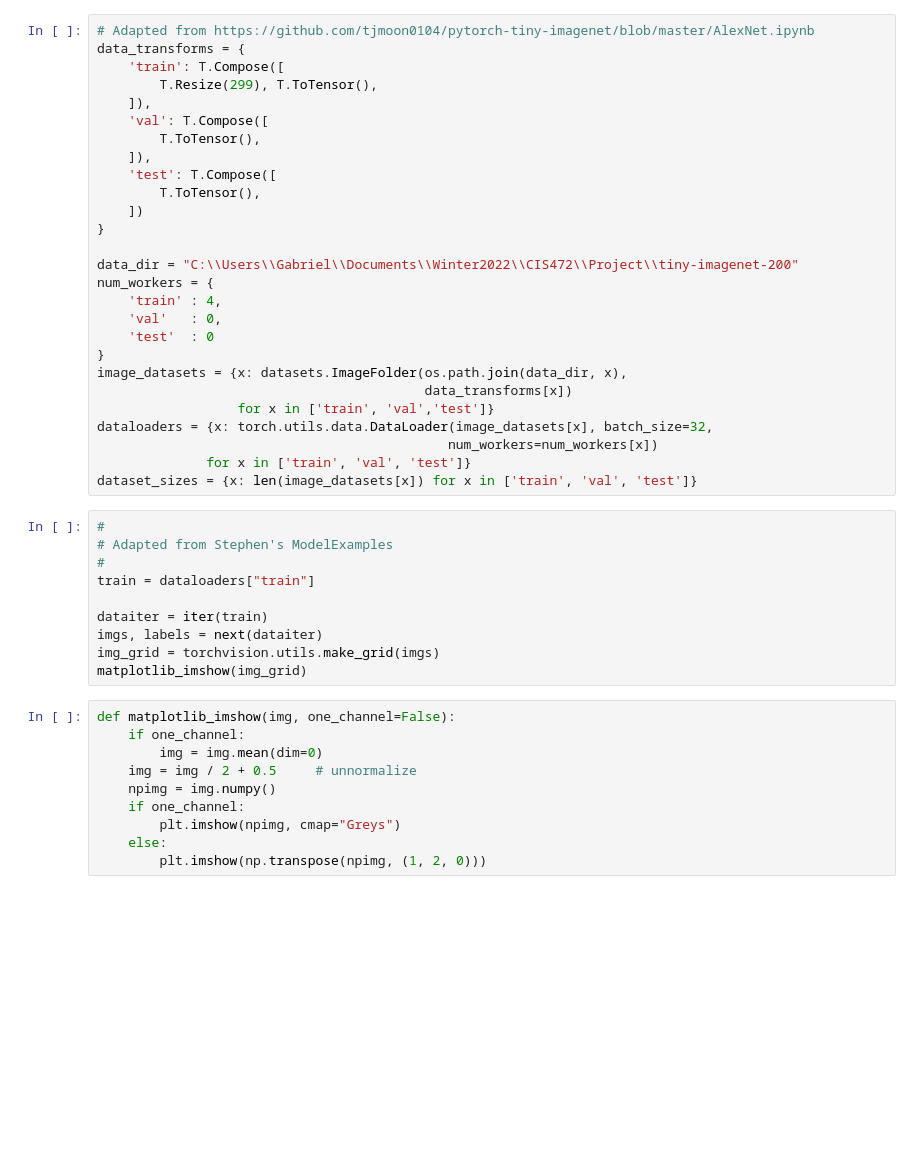
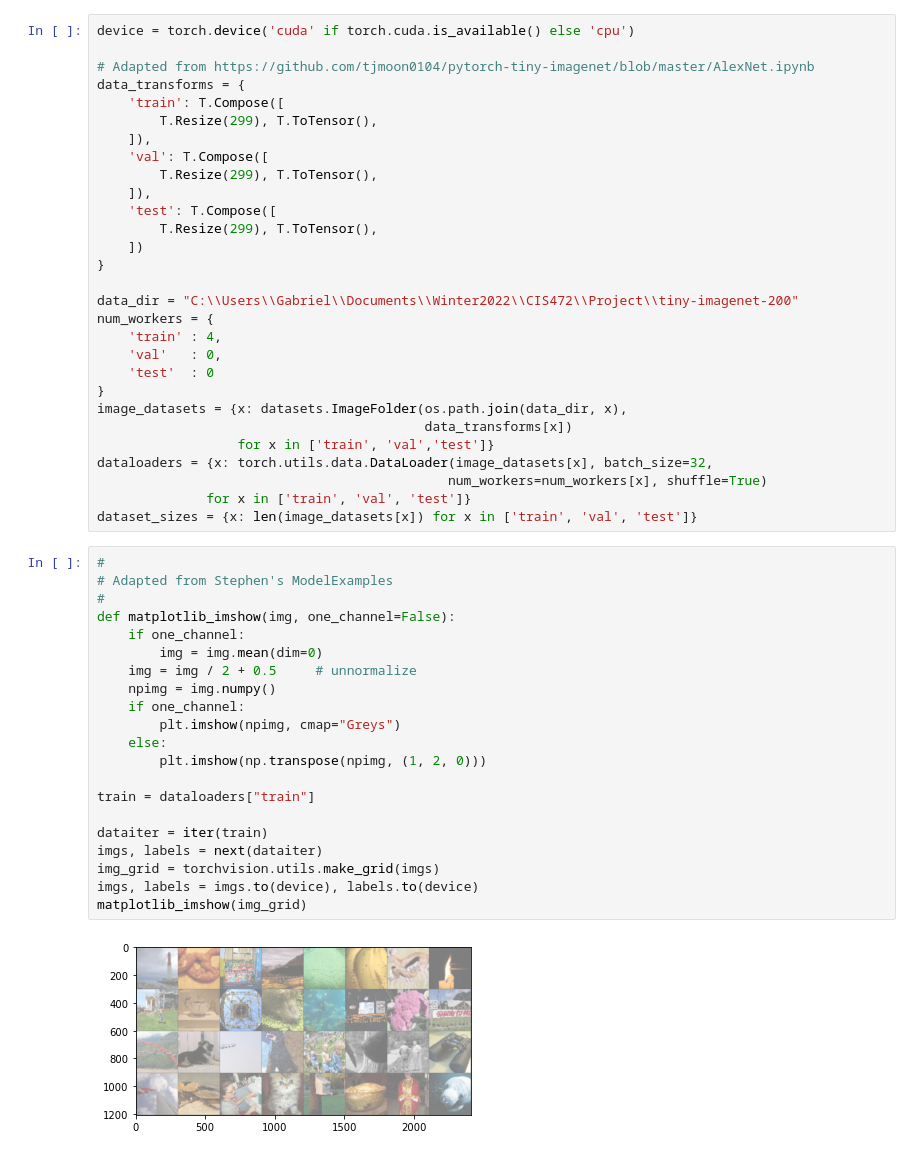
Before and after one commit to g-peery/stability-training, a Jupyter notebook: Model.ipynb, the cells around one changed output. Saved outputs shown, nothing was run; the diff lists cells and outputs as text; blank space fills up the shorter version.

```diff
--- a/Model.ipynb
+++ b/Model.ipynb
@@ -11,16 +12,18 @@ import matplotlib.pyplot as plt
 import numpy as np
 import os
 # %%
+device = torch.device('cuda' if torch.cuda.is_available() else 'cpu')
+
 # Adapted from https://github.com/tjmoon0104/pytorch-tiny-imagenet/blob/master/AlexNet.ipynb
 data_transforms = {
     'train': T.Compose([
         T.Resize(299), T.ToTensor(),
     ]),
     'val': T.Compose([
-        T.ToTensor(),
+        T.Resize(299), T.ToTensor(),
     ]),
     'test': T.Compose([
-        T.ToTensor(),
+        T.Resize(299), T.ToTensor(),
     ])
 }
 
@@ -34,29 +37,32 @@ image_datasets = {x: datasets.ImageFolder(os.path.join(data_dir, x),
                                           data_transforms[x])
                   for x in ['train', 'val','test']}
 dataloaders = {x: torch.utils.data.DataLoader(image_datasets[x], batch_size=32,
-                                             num_workers=num_workers[x])
+                                             num_workers=num_workers[x], shuffle=True)
               for x in ['train', 'val', 'test']}
 dataset_sizes = {x: len(image_datasets[x]) for x in ['train', 'val', 'test']}
 # %%
 #
 # Adapted from Stephen's ModelExamples
 #
+def matplotlib_imshow(img, one_channel=False):
+    if one_channel:
+        img = img.mean(dim=0)
+    img = img / 2 + 0.5     # unnormalize
+    npimg = img.numpy()
+    if one_channel:
+        plt.imshow(npimg, cmap="Greys")
+    else:
+        plt.imshow(np.transpose(npimg, (1, 2, 0)))
+
 train = dataloaders["train"]
 
 dataiter = iter(train)
 imgs, labels = next(dataiter)
 img_grid = torchvision.utils.make_grid(imgs)
+imgs, labels = imgs.to(device), labels.to(device)
 matplotlib_imshow(img_grid)
+# %% [output]
+[figure, added]
-# %%
-def matplotlib_imshow(img, one_channel=False):
-    if one_channel:
-        img = img.mean(dim=0)
-    img = img / 2 + 0.5     # unnormalize
-    npimg = img.numpy()
-    if one_channel:
-        plt.imshow(npimg, cmap="Greys")
-    else:
-        plt.imshow(np.transpose(npimg, (1, 2, 0)))
 # %%
 # Credit https://discuss.pytorch.org/t/how-to-add-noise-to-mnist-dataset-when-using-pytorch/59745
 class AddGaussianNoise(object):
```
Also changed, not shown: parts of 5 cells of this notebook.
